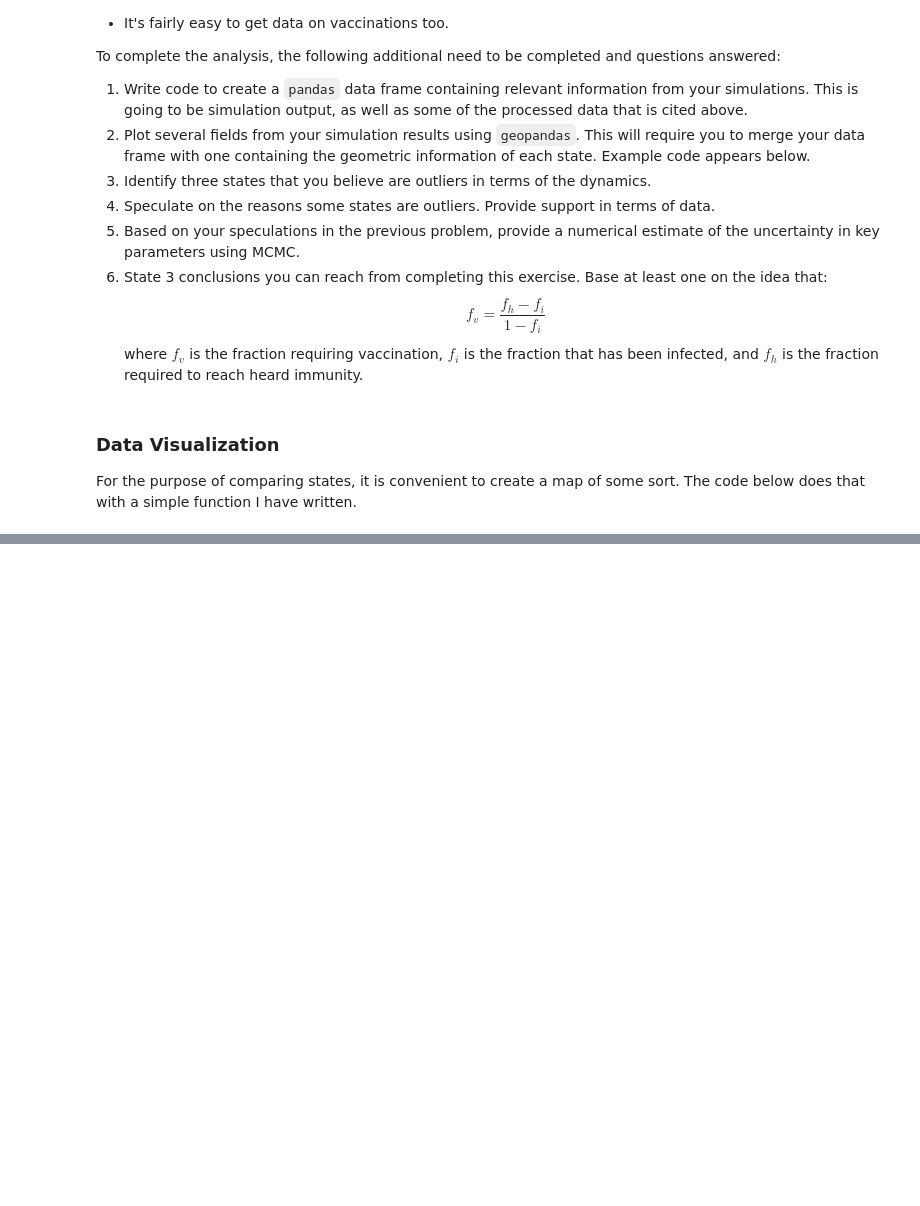
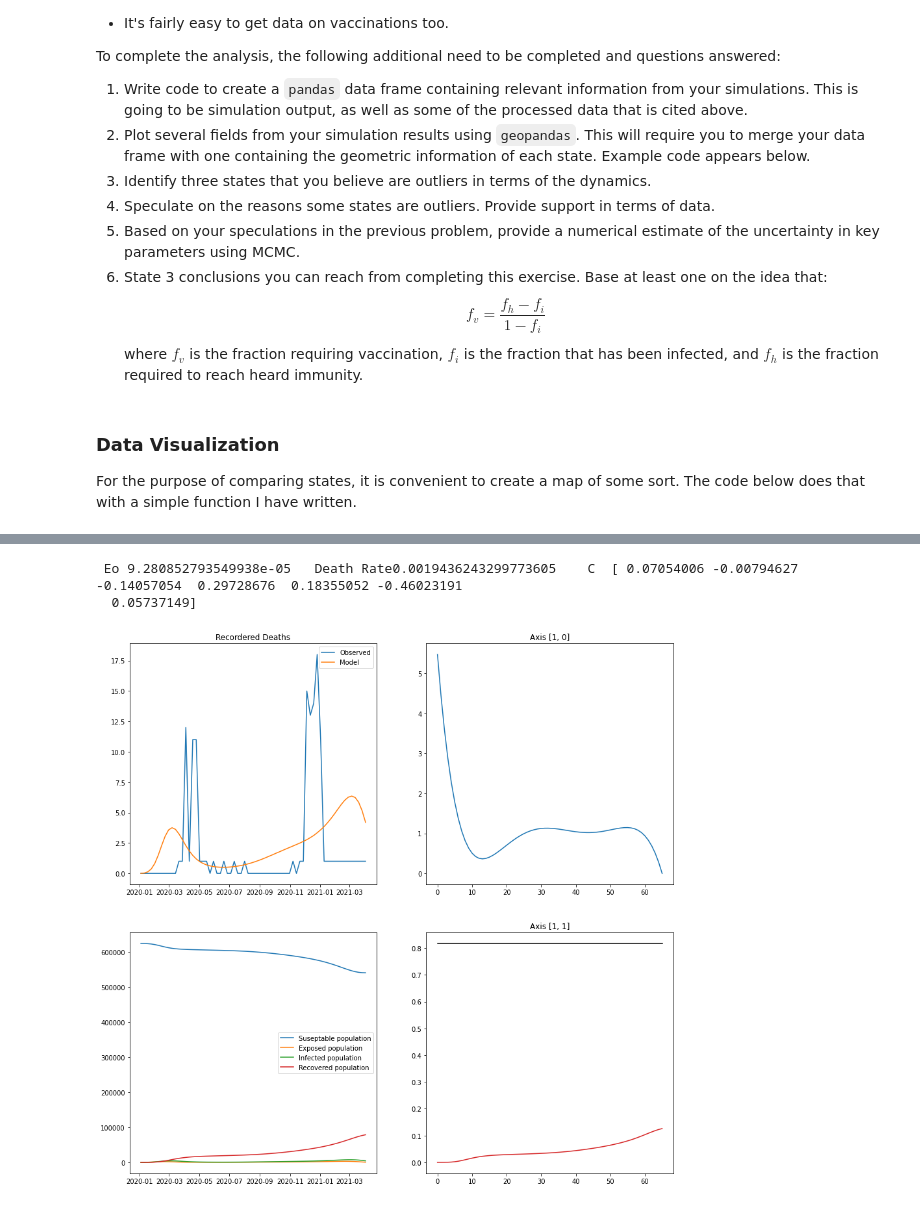
Before and after one commit to tjschweitzer/Sim_Modeling, a Jupyter notebook: covid/SEIR - Final Assignment.ipynb, the cells around one changed output, grey strips where cells are left out. Drawn from its saved outputs; the diff is of its cells as text; code cells hidden in the pictures; blank space fills up the shorter version.

```diff
--- a/covid/SEIR - Final Assignment.ipynb
+++ b/covid/SEIR - Final Assignment.ipynb
@@ -119 +137,8 @@ seir.plot_location("Rhode Island")
+# %%
+
+seir.plot_location("Vermont")
+# %% [output]
+ Eo 9.280852793549938e-05   Death Rate0.0019436243299773605    C  [ 0.07054006 -0.00794627 -0.14057054  0.29728676  0.18355052 -0.46023191
+  0.05737149]
+[figure, added]
 # %%
```
Also changed, not shown: parts of 10 cells of this notebook, 8 other files.
